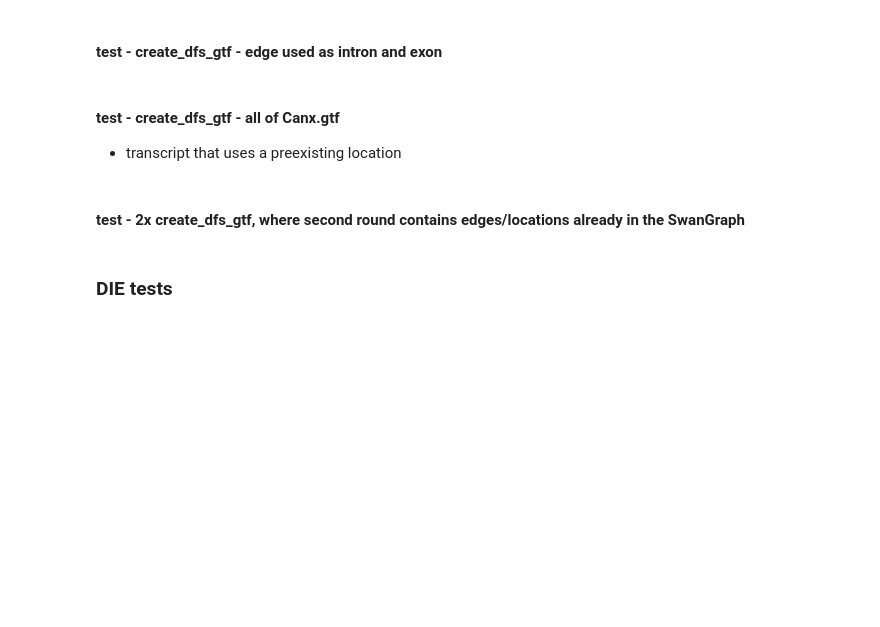
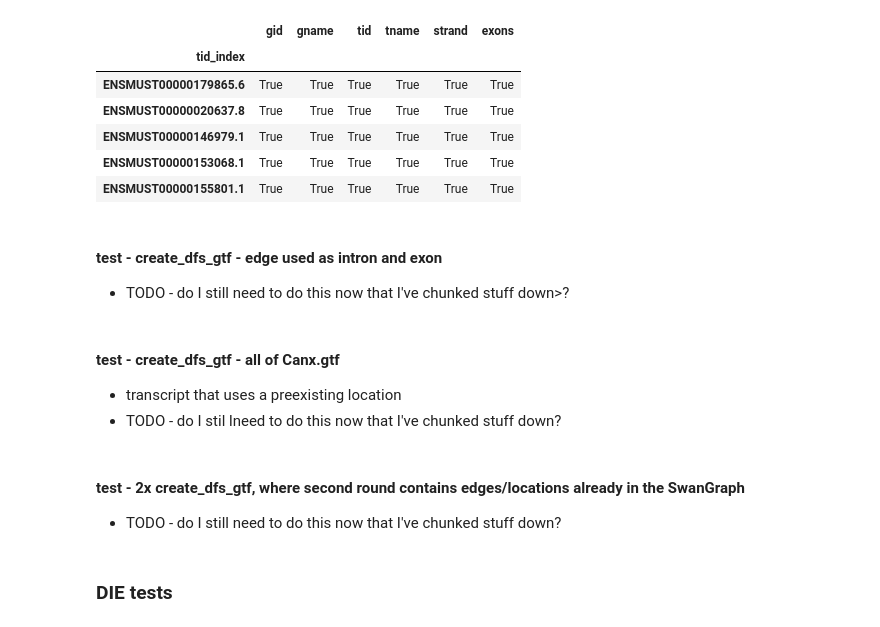
Before and after one commit to mortazavilab/swan_vis, a Jupyter notebook: tutorials/test_dev.ipynb, the cells around one changed output. Saved outputs shown, nothing was run; the diff lists cells and outputs as text; code cells hidden in the pictures; blank space fills up the shorter version.

```diff
--- a/tutorials/test_dev.ipynb
+++ b/tutorials/test_dev.ipynb
@@ -7,0 +40,8 @@ import scipy.stats as st
+# %%
+ctrl_t_df = pd.read_csv('../testing/input_files/Canx_transcript.tsv',sep='\t')
+ctrl_t_df.set_index('tid_index', inplace=True)
+# ctrl_t_df
+
+ctrl_exons = ctrl_t_df.exons.tolist()
+ctrl_exons = [exons.split(',') for exons in ctrl_exons]
+ctrl_t_df['exons'] = ctrl_exons
@@ -8,14 +54,27 @@ import scipy.stats as st
+# %%
+t_df == ctrl_t_df
+# %% [output]
+|  | gid | gname | tid | tname | strand | exons |
+| tid_index |  |  |  |  |  |  |
+| ENSMUST00000179865.6 | True | True | True | True | True | True |
+| ENSMUST00000020637.8 | True | True | True | True | True | True |
+| ENSMUST00000146979.1 | True | True | True | True | True | True |
+| ENSMUST00000153068.1 | True | True | True | True | True | True |
+| ENSMUST00000155801.1 | True | True | True | True | True | True |
 # %% [markdown]
 #### test - create_dfs_gtf - edge used as intron and exon
+* TODO - do I still need to do this now that I've chunked stuff down>?
 # %% [markdown]
 #### test - create_dfs_gtf - all of Canx.gtf
 * transcript that uses a preexisting location
+* TODO - do I stil lneed to do this now that I've chunked stuff down?
-# %% [markdown]
-#### test - 2x create_dfs_gtf, where second round contains edges/locations already in the SwanGraph
 # %%
 sg = swan.SwanGraph()
 gtf_file = '../testing/input_files/Canx.gtf'
 sg.create_dfs_gtf(gtf_file, verbose=True)
+# %% [markdown]
+#### test - 2x create_dfs_gtf, where second round contains edges/locations already in the SwanGraph
+* TODO - do I still need to do this now that I've chunked stuff down?
 # %% [markdown]
 ### DIE tests
 # %% [markdown]
```
Also changed, not shown: parts of 4 cells of this notebook, 3 other files.
